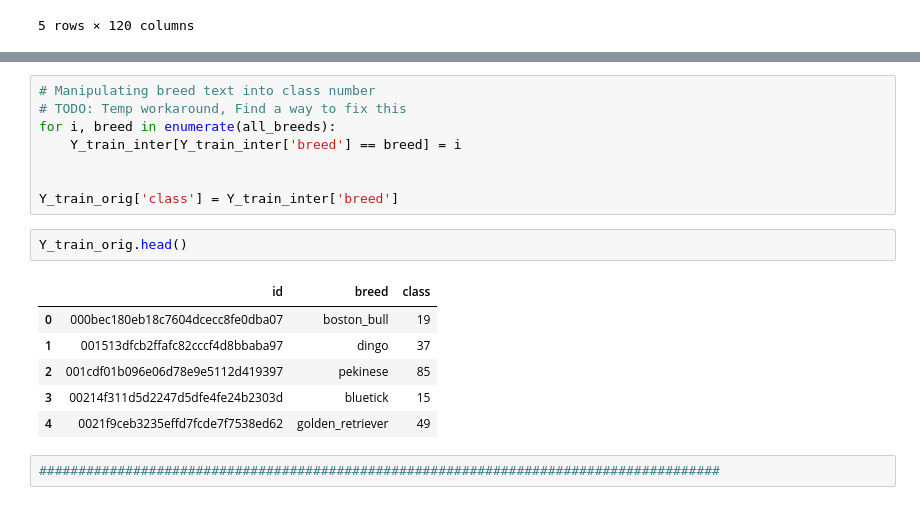
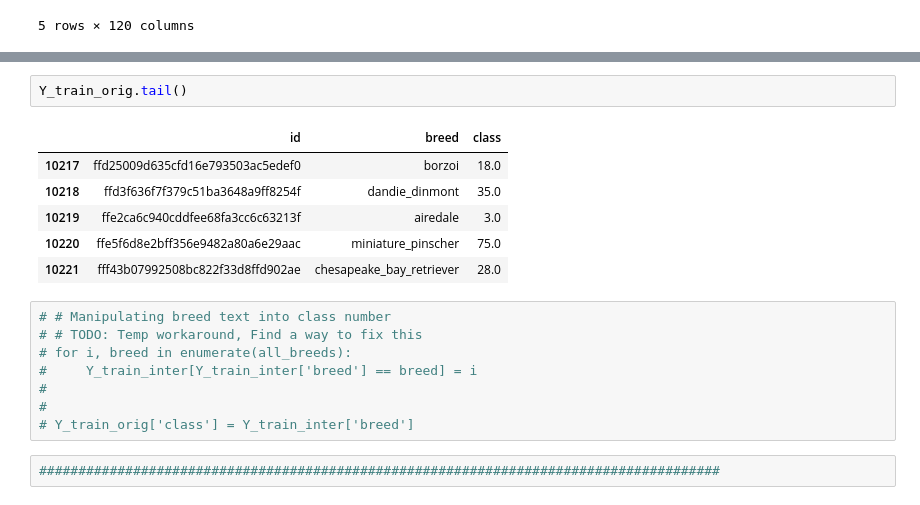
Before and after one commit to ajinkyapuar/kaggle-dog-breed-identification, a Jupyter notebook: basicNN.ipynb, the cells around one changed output, grey strips where cells are left out. Drawn from its saved outputs; the diff is of its cells as text.

```diff
--- a/basicNN.ipynb
+++ b/basicNN.ipynb
@@ -172,20 +175,20 @@ Y_train_inter.head()
+# %%
+Y_train_orig.tail()
+# %% [output]
+|  | id | breed | class |
+| 10217 | ffd25009d635cfd16e793503ac5edef0 | borzoi | 18.0 |
+| 10218 | ffd3f636f7f379c51ba3648a9ff8254f | dandie_dinmont | 35.0 |
+| 10219 | ffe2ca6c940cddfee68fa3cc6c63213f | airedale | 3.0 |
+| 10220 | ffe5f6d8e2bff356e9482a80a6e29aac | miniature_pinscher | 75.0 |
+| 10221 | fff43b07992508bc822f33d8ffd902ae | chesapeake_bay_retriever | 28.0 |
 # %%
-# Manipulating breed text into class number
-# TODO: Temp workaround, Find a way to fix this
-for i, breed in enumerate(all_breeds):
-    Y_train_inter[Y_train_inter['breed'] == breed] = i
-
-
-Y_train_orig['class'] = Y_train_inter['breed']
+# # Manipulating breed text into class number
+# # TODO: Temp workaround, Find a way to fix this
+# for i, breed in enumerate(all_breeds):
+#     Y_train_inter[Y_train_inter['breed'] == breed] = i
+#
+#
+# Y_train_orig['class'] = Y_train_inter['breed']
-# %%
-Y_train_orig.head()
-# %% [output]
-|  | id | breed | class |
-| 0 | 000bec180eb18c7604dcecc8fe0dba07 | boston_bull | 19 |
-| 1 | 001513dfcb2ffafc82cccf4d8bbaba97 | dingo | 37 |
-| 2 | 001cdf01b096e06d78e9e5112d419397 | pekinese | 85 |
-| 3 | 00214f311d5d2247d5dfe4fe24b2303d | bluetick | 15 |
-| 4 | 0021f9ceb3235effd7fcde7f7538ed62 | golden_retriever | 49 |
 # %%
 #######################################################################################
 # %%
```
Also changed, not shown: parts of 10 cells of this notebook.
